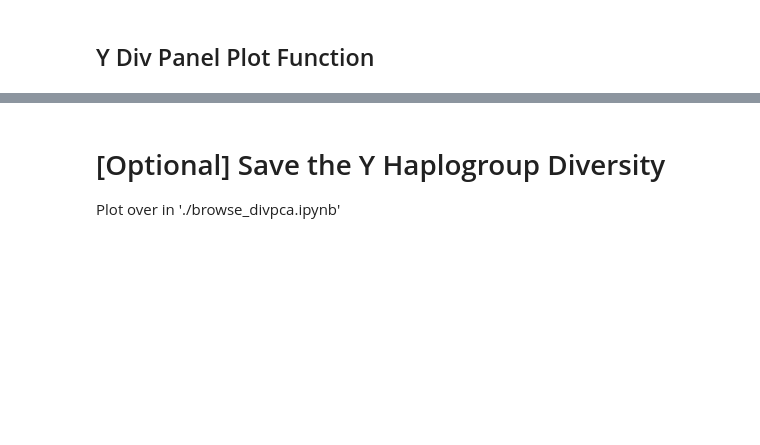
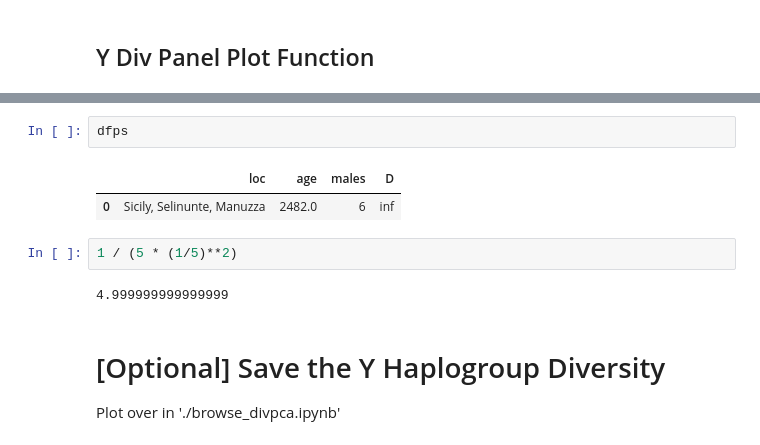
Before and after one commit to hringbauer/punic_aDNA, a Jupyter notebook: notebooks/figs/plot_y_div.ipynb, the cells around one changed output, grey strips where cells are left out. Cells and saved outputs as stored; diff of their text form; blank space fills up the shorter version.

```diff
--- a/notebooks/figs/plot_y_div.ipynb
+++ b/notebooks/figs/plot_y_div.ipynb
@@ -296,3 +308,12 @@ plot_y_div_panel(show=True)
+# %%
+dfps
+# %% [output]
+|  | loc | age | males | D |
+| 0 | Sicily, Selinunte, Manuzza | 2482.0 | 6 | inf |
+# %%
+1 / (5 * (1/5)**2)
+# %% [output]
+4.999999999999999
 # %% [markdown]
 # [Optional] Save the Y Haplogroup Diversity
 Plot over in './browse_divpca.ipynb'
```
Also changed, not shown: parts of 12 cells of this notebook.
